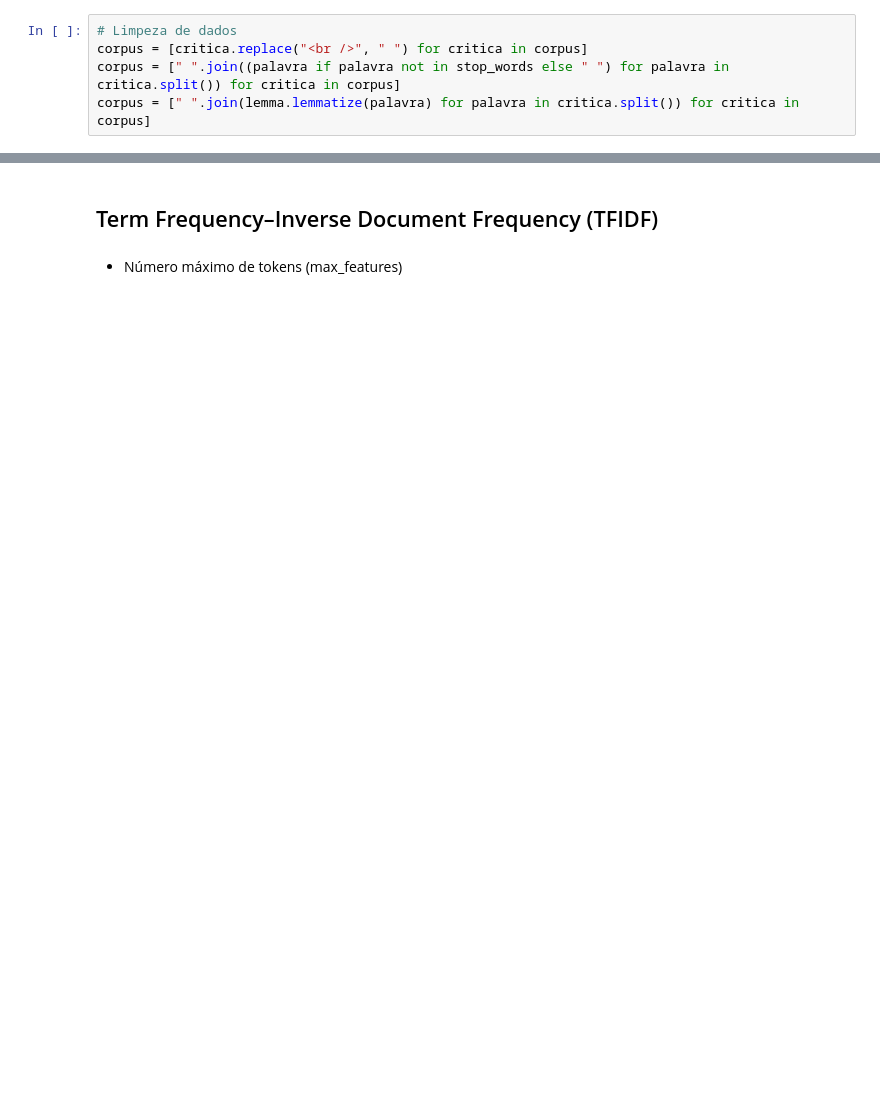
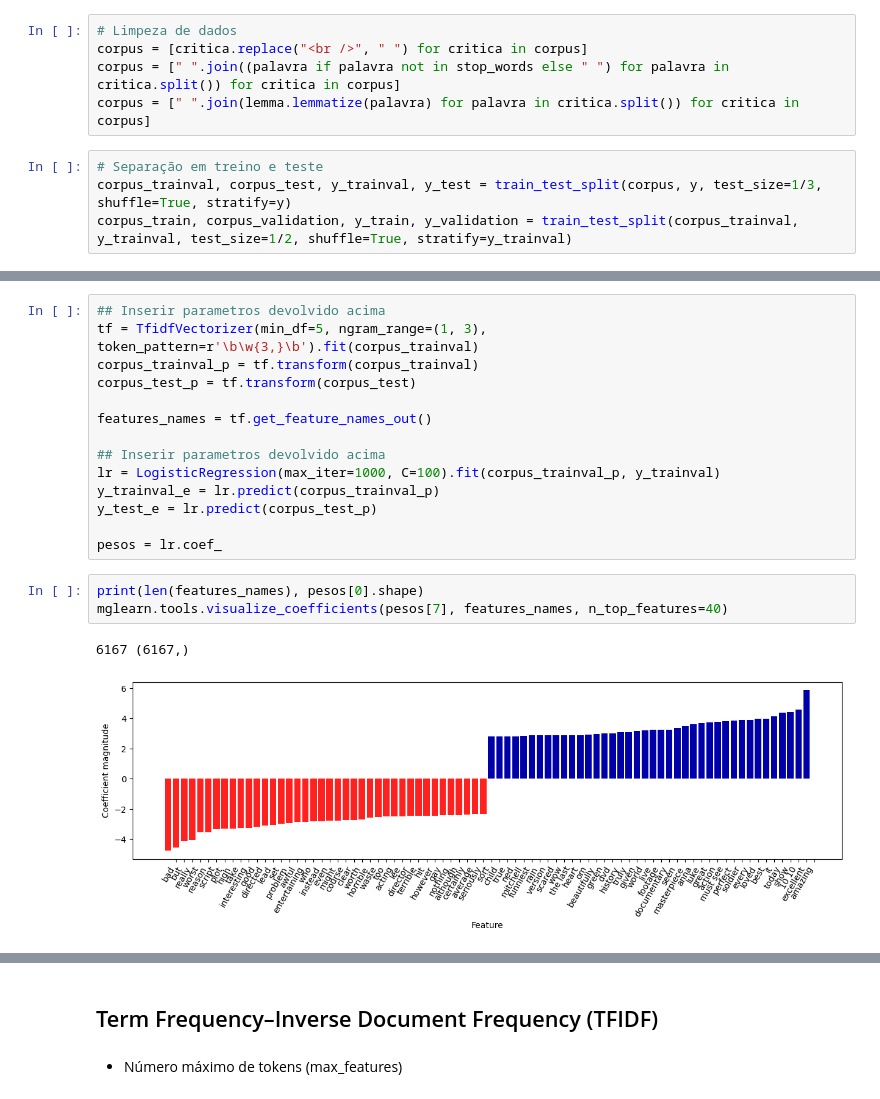
Before and after one commit to AnaSofOliveira/AA-22-23, a Jupyter notebook: Trabalho Final/2.extracao_caracteristicas.ipynb, the cells around one changed output, grey strips where cells are left out. Cells and saved outputs as stored; diff of their text form; blank space fills up the shorter version.

```diff
--- a/Trabalho Final/2.extracao_caracteristicas.ipynb
+++ b/Trabalho Final/2.extracao_caracteristicas.ipynb
@@ -39,3 +39,7 @@ Distribuição de classes:  [25000 25000]
 corpus = [critica.replace("<br />", " ") for critica in corpus]
 corpus = [" ".join((palavra if palavra not in stop_words else " ") for palavra in critica.split()) for critica in corpus]
 corpus = [" ".join(lemma.lemmatize(palavra) for palavra in critica.split()) for critica in corpus]
+# %%
+# Separação em treino e teste
+corpus_trainval, corpus_test, y_trainval, y_test = train_test_split(corpus, y, test_size=1/3, shuffle=True, stratify=y)
+corpus_train, corpus_validation, y_train, y_validation = train_test_split(corpus_trainval, y_trainval, test_size=1/2, shuffle=True, stratify=y_trainval)
@@ -41,0 +82,20 @@ corpus = [" ".join(lemma.lemmatize(palavra) for palavra in critica.split()) for
+# %%
+## Inserir parametros devolvido acima
+tf = TfidfVectorizer(min_df=5, ngram_range=(1, 3), token_pattern=r'\b\w{3,}\b').fit(corpus_trainval)
+corpus_trainval_p = tf.transform(corpus_trainval)
+corpus_test_p = tf.transform(corpus_test)
+
+features_names = tf.get_feature_names_out()
+
+## Inserir parametros devolvido acima
+lr = LogisticRegression(max_iter=1000, C=100).fit(corpus_trainval_p, y_trainval)
+y_trainval_e = lr.predict(corpus_trainval_p)
+y_test_e = lr.predict(corpus_test_p)
+
+pesos = lr.coef_
+# %%
+print(len(features_names), pesos[0].shape)
+mglearn.tools.visualize_coefficients(pesos[7], features_names, n_top_features=40)
+# %% [output]
+6167 (6167,)
+[figure, added]
```
Also changed, not shown: parts of 19 cells of this notebook, 4 other files.
